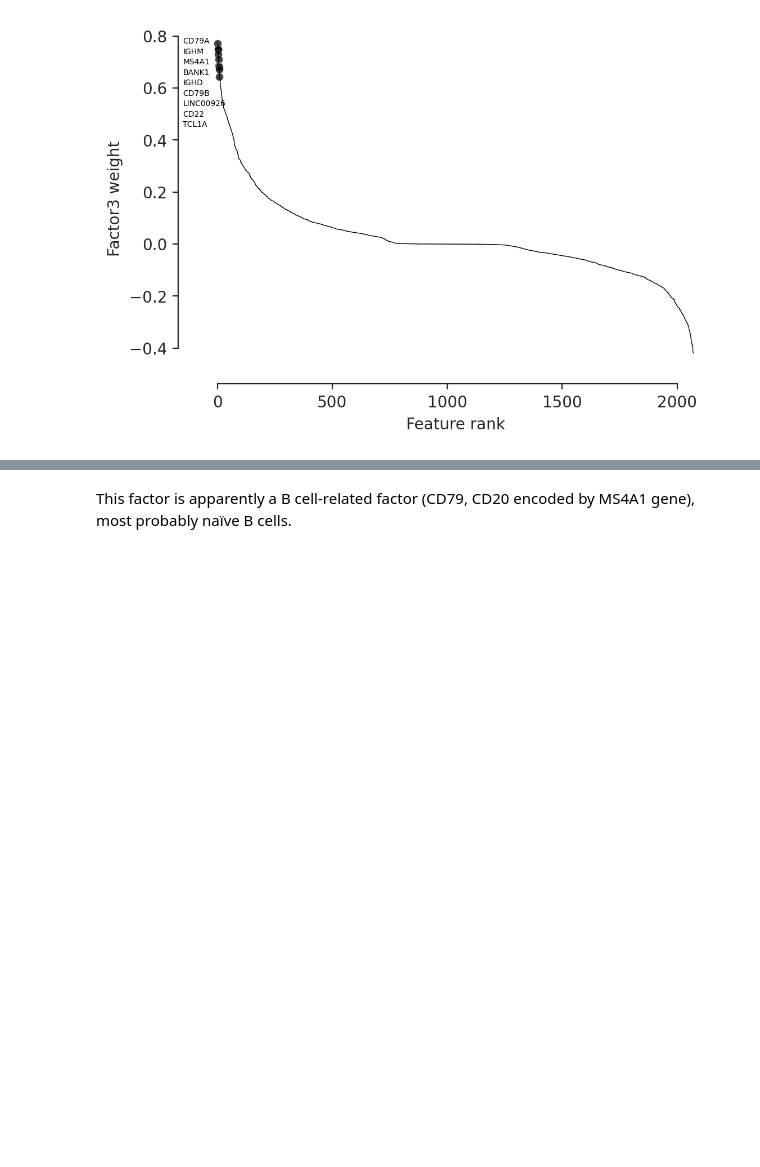
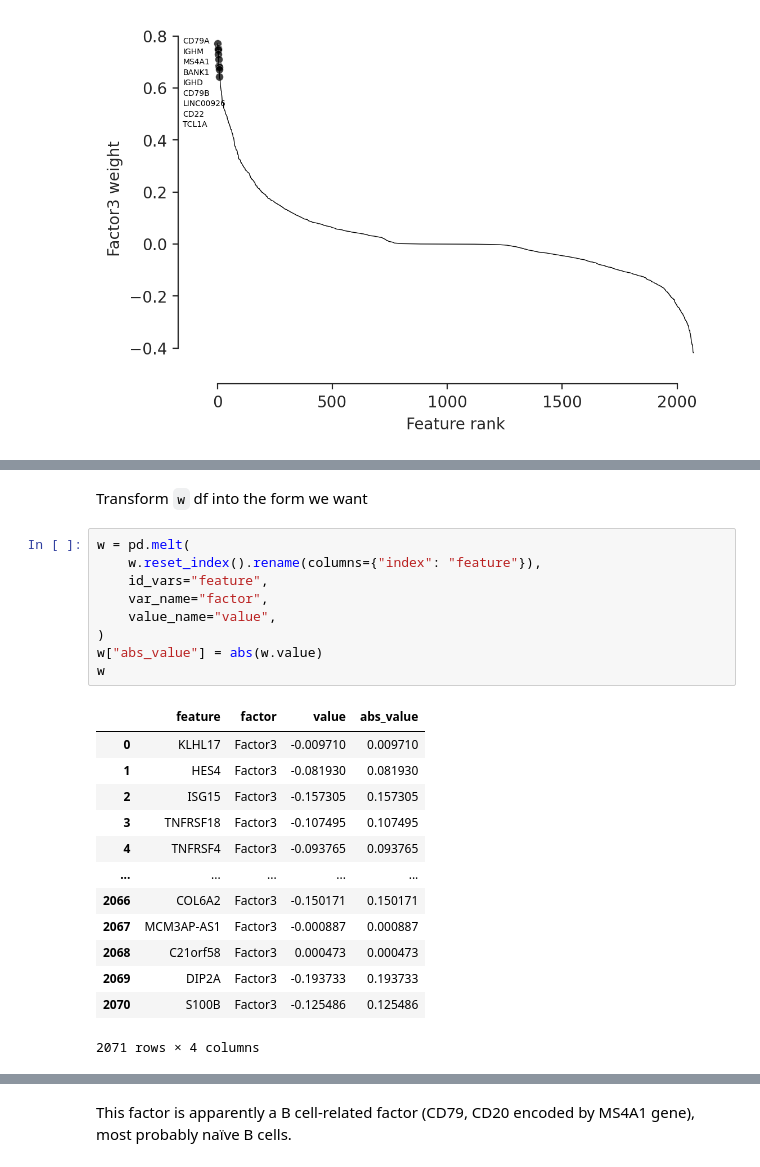
Before and after one commit to glasgowcompbio/pyMultiOmics, a Jupyter notebook: notebooks/getting_started_pbmc10k.ipynb, the cells around one changed output, grey strips where cells are left out. Cells and saved outputs as stored; diff of their text form; blank space fills up the shorter version.

```diff
--- a/notebooks/getting_started_pbmc10k.ipynb
+++ b/notebooks/getting_started_pbmc10k.ipynb
@@ -123,0 +160,25 @@ ax = mfx.plot_weights(m, factor=2, n_features=10,
+# %% [markdown]
+Transform `w` df into the form we want
+# %%
+w = pd.melt(
+    w.reset_index().rename(columns={"index": "feature"}),
+    id_vars="feature",
+    var_name="factor",
+    value_name="value",
+)
+w["abs_value"] = abs(w.value)
+w
+# %% [output]
+|  | feature | factor | value | abs_value |
+| 0 | KLHL17 | Factor3 | -0.009710 | 0.009710 |
+| 1 | HES4 | Factor3 | -0.081930 | 0.081930 |
+| 2 | ISG15 | Factor3 | -0.157305 | 0.157305 |
+| 3 | TNFRSF18 | Factor3 | -0.107495 | 0.107495 |
+| 4 | TNFRSF4 | Factor3 | -0.093765 | 0.093765 |
+| ... | ... | ... | ... | ... |
+| 2066 | COL6A2 | Factor3 | -0.150171 | 0.150171 |
+| 2067 | MCM3AP-AS1 | Factor3 | -0.000887 | 0.000887 |
+| 2068 | C21orf58 | Factor3 | 0.000473 | 0.000473 |
+| 2069 | DIP2A | Factor3 | -0.193733 | 0.193733 |
+| 2070 | S100B | Factor3 | -0.125486 | 0.125486 |
+2071 rows × 4 columns
```
Also changed, not shown: parts of 9 cells of this notebook.
